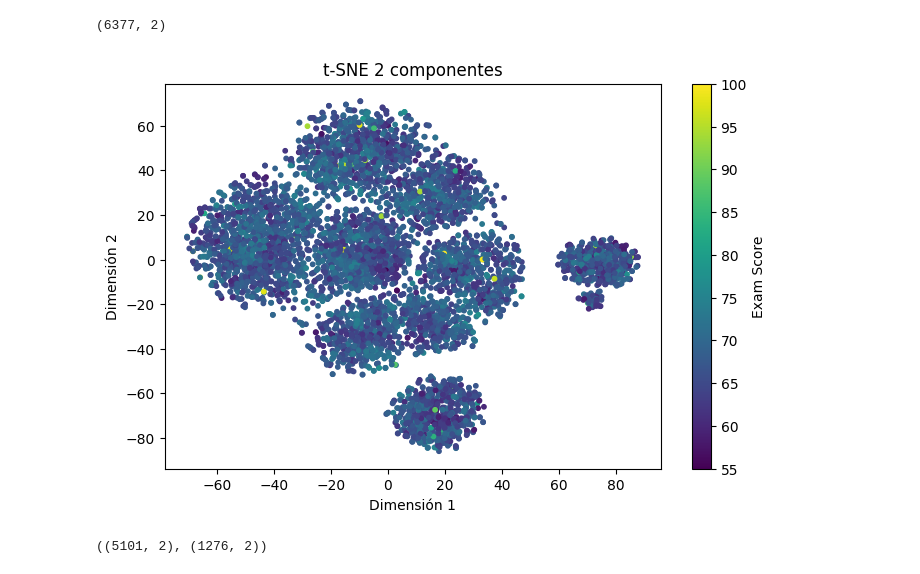
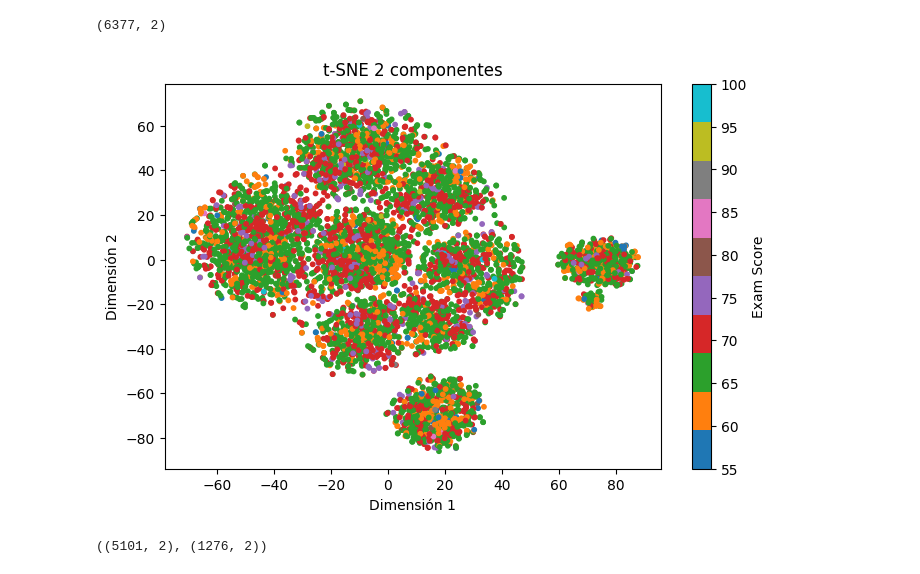
Before and after one commit to JeiGeek/ia1-LosPandas-prediccion_rendimiento_estudiantil, a Jupyter notebook: 03_Unsupervised_learning.ipynb, the cells around one changed output. Saved outputs shown, nothing was run; the diff lists cells and outputs as text; code cells hidden in the pictures.

```diff
--- a/03_Unsupervised_learning.ipynb
+++ b/03_Unsupervised_learning.ipynb
@@ -368,21 +860,21 @@ X_tsne.shape
 # %%
 # @title Visualización de las dos componentes
 plt.figure(figsize=(8,5))
 plt.scatter(
     X_tsne[:, 0],
     X_tsne[:, 1],
     c=y_full,
-    cmap='viridis',
+    cmap='tab10',
     s=10
 )
 
 plt.colorbar(label="Exam Score")
 plt.title("t-SNE 2 componentes")
 plt.xlabel("Dimensión 1")
 plt.ylabel("Dimensión 2")
 plt.show()
 # %% [output]
-[figure, old version]
+[figure, new version]
 # %%
 # @title **Train/Test pero en el espacio t-SNE**
 X_train_tsne, X_test_tsne, y_train_tsne, y_test_tsne = train_test_split(
```
Also changed, not shown: parts of 62 cells of this notebook.
